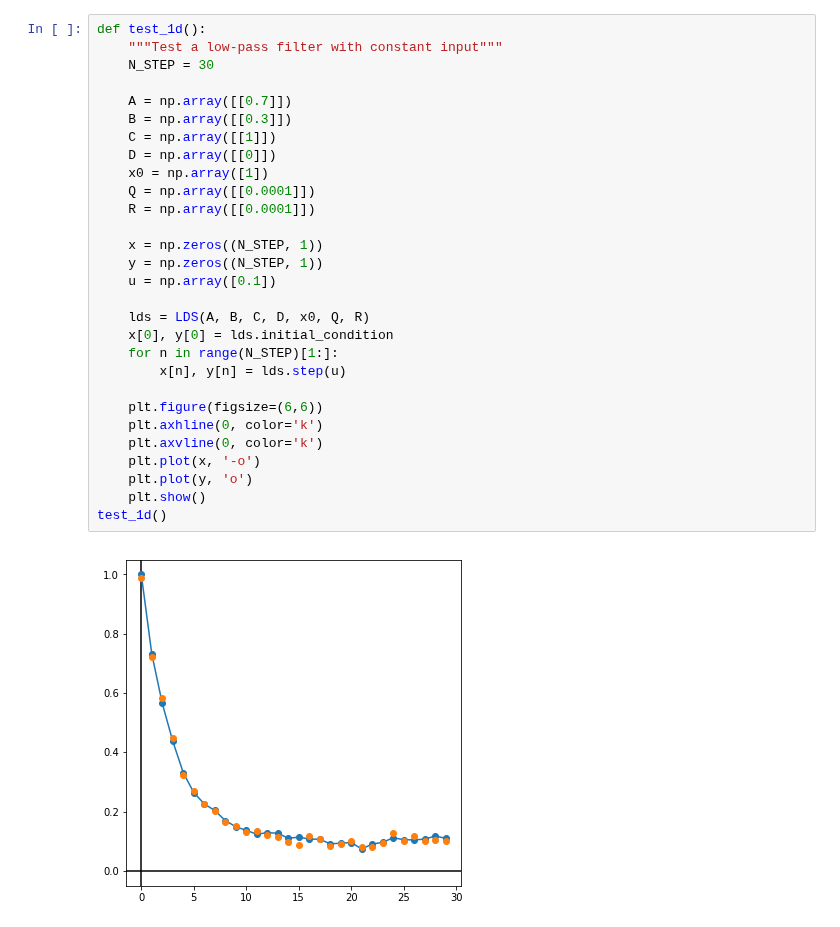
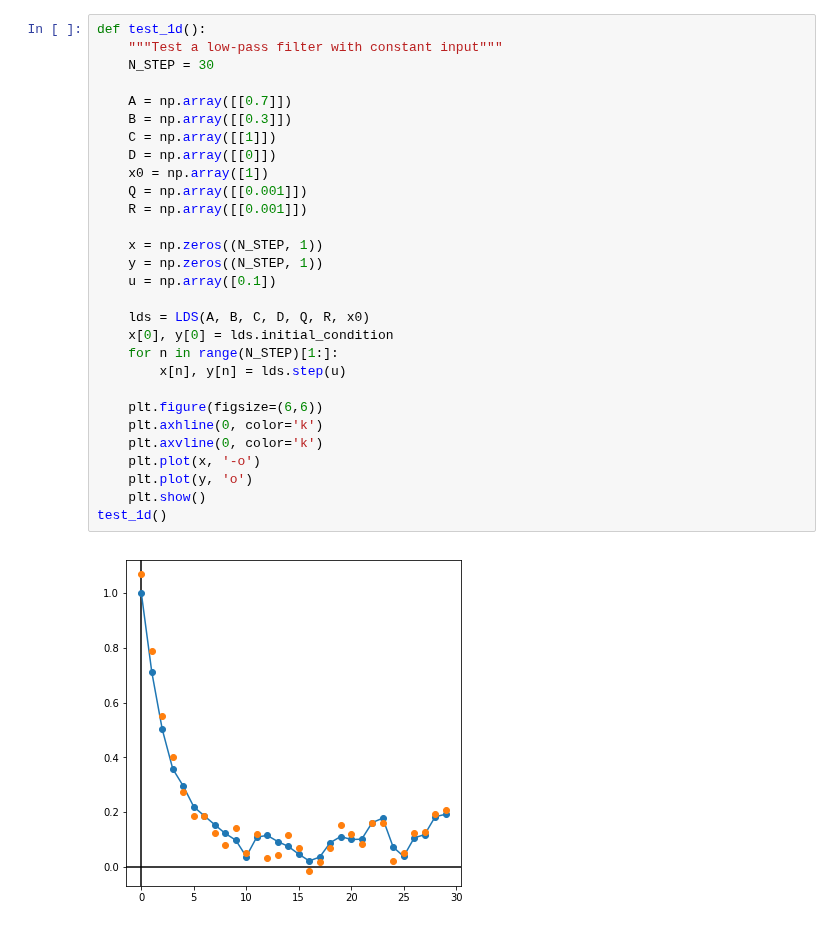
Before and after one commit to samfok/kalman, a Jupyter notebook: test_lds.ipynb, the cells around one changed output. Saved outputs shown, nothing was run; the diff lists cells and outputs as text.

```diff
--- a/test_lds.ipynb
+++ b/test_lds.ipynb
@@ -171,34 +170,34 @@ Simulating finished in 0:00:01.
 # %%
 def test_1d():
     """Test a low-pass filter with constant input"""
     N_STEP = 30
 
     A = np.array([[0.7]])
     B = np.array([[0.3]])
     C = np.array([[1]])
     D = np.array([[0]])
     x0 = np.array([1])
-    Q = np.array([[0.0001]])
-    R = np.array([[0.0001]])
+    Q = np.array([[0.001]])
+    R = np.array([[0.001]])
 
     x = np.zeros((N_STEP, 1))
     y = np.zeros((N_STEP, 1))
     u = np.array([0.1])
 
-    lds = LDS(A, B, C, D, x0, Q, R)
+    lds = LDS(A, B, C, D, Q, R, x0)
     x[0], y[0] = lds.initial_condition
     for n in range(N_STEP)[1:]:
         x[n], y[n] = lds.step(u)
 
     plt.figure(figsize=(6,6))
     plt.axhline(0, color='k')
     plt.axvline(0, color='k')
     plt.plot(x, '-o')
     plt.plot(y, 'o')
     plt.show()
 test_1d()
 # %% [output]
-[figure, old version]
+[figure, new version]
 # %%
 def test_rotation():
     """Test that LDS can implement autonomous rotation"""
```
Also changed, not shown: parts of 10 cells of this notebook, 5 other files.
